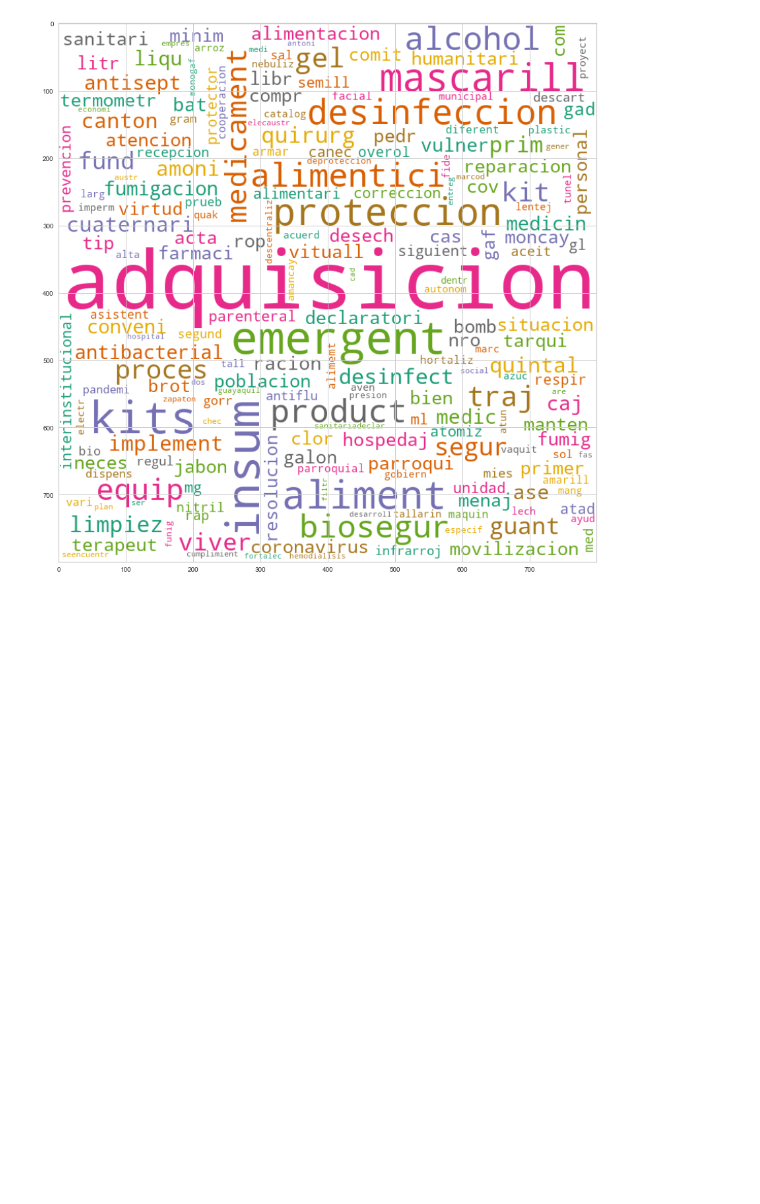
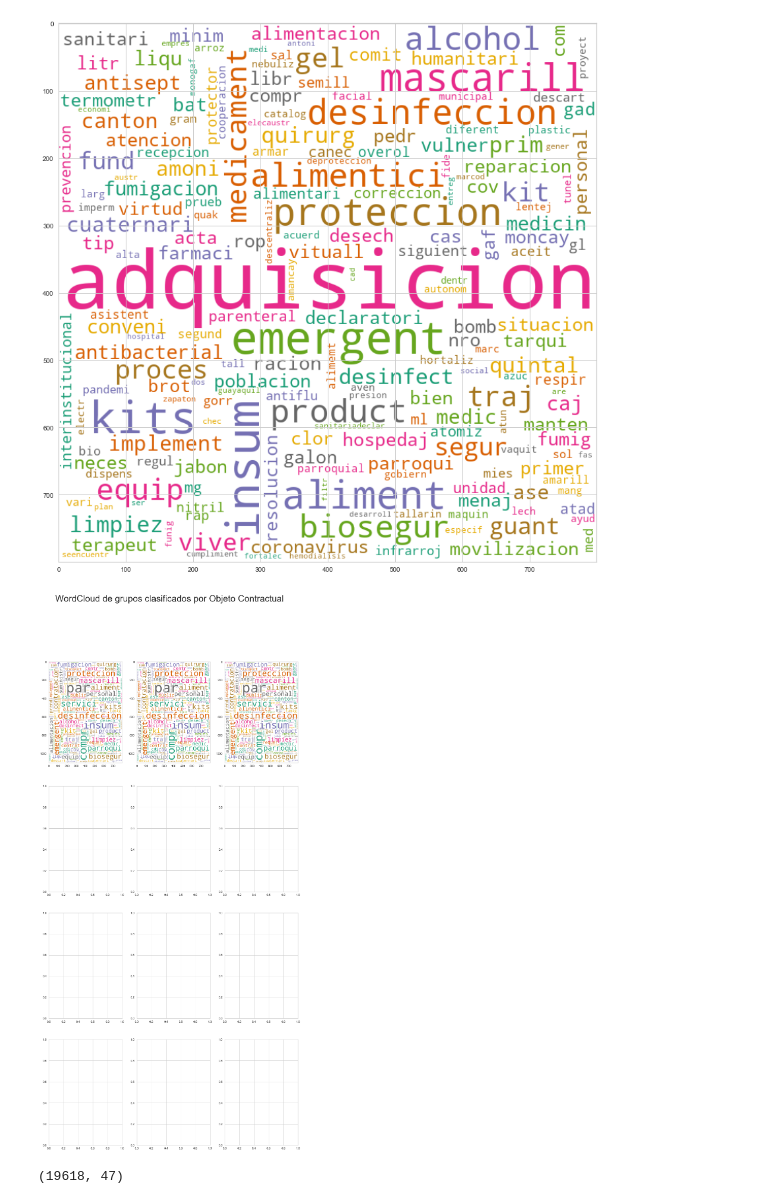
Before and after one commit to allisonbarrezueta/ProyectoIntroCienciaDatos, a Jupyter notebook: Analisis/NLP.ipynb, the cells around one changed output. Cells and saved outputs as stored; diff of their text form; code cells hidden in the pictures; blank space fills up the shorter version.

```diff
--- a/Analisis/NLP.ipynb
+++ b/Analisis/NLP.ipynb
@@ -680,3 +680,26 @@ plt.imshow(wc, interpolation="bilinear")
 plt.show()
 # %% [output]
 [figure]
+# %%
+fig, ax = plt.subplots(4, 3,figsize=(15,30))
+fig.suptitle('WordCloud de grupos clasificados por Objeto Contractual', fontsize=30)
+
+wc = WordCloud(background_color="white", colormap="Dark2",
+               max_font_size=150,width=800, height=1100)
+wc.generate_from_frequencies(freq_dict_cluster_pca[0])
+ax[0,0].imshow(wc, interpolation="bilinear")
+
+wc1 = WordCloud(background_color="white", colormap="Dark2",
+               max_font_size=150,width=800, height=1100)
+wc1.generate_from_frequencies(freq_dict_cluster_pca[1])
+ax[0,1].imshow(wc, interpolation="bilinear")
+
+wc2 = WordCloud(background_color="white", colormap="Dark2",
+               max_font_size=150,width=800, height=1100)
+wc2.generate_from_frequencies(freq_dict_cluster_pca[2])
+ax[0,2].imshow(wc, interpolation="bilinear")
+
+
+plt.tight_layout(pad=0.4, w_pad=0.5, h_pad=1.0)
+# %% [output]
+[figure, added]
@@ -682,0 +716,4 @@ plt.show()
+# %%
+data_pca.shape
+# %% [output]
+(19618, 47)
```
Also changed, not shown: parts of 10 cells of this notebook, 1 other file.
